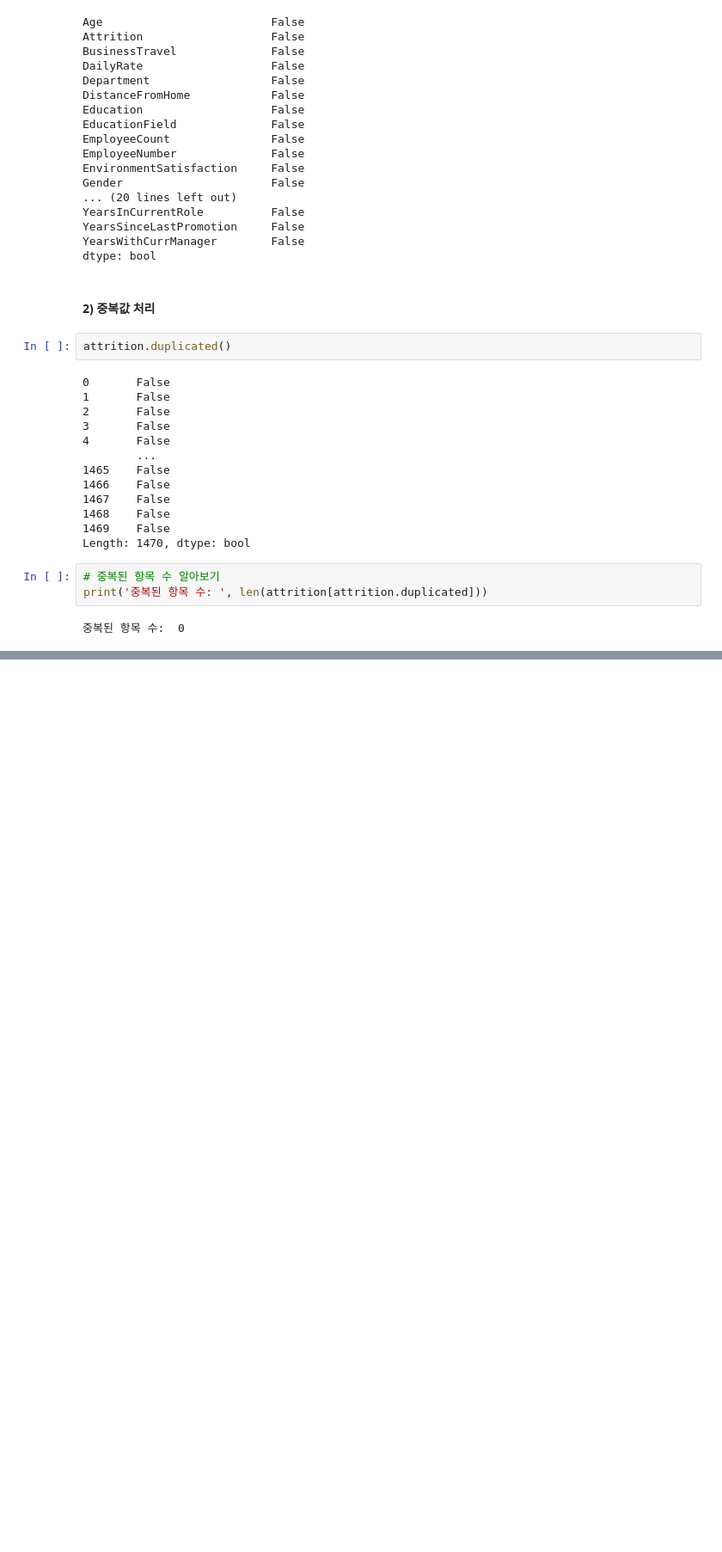
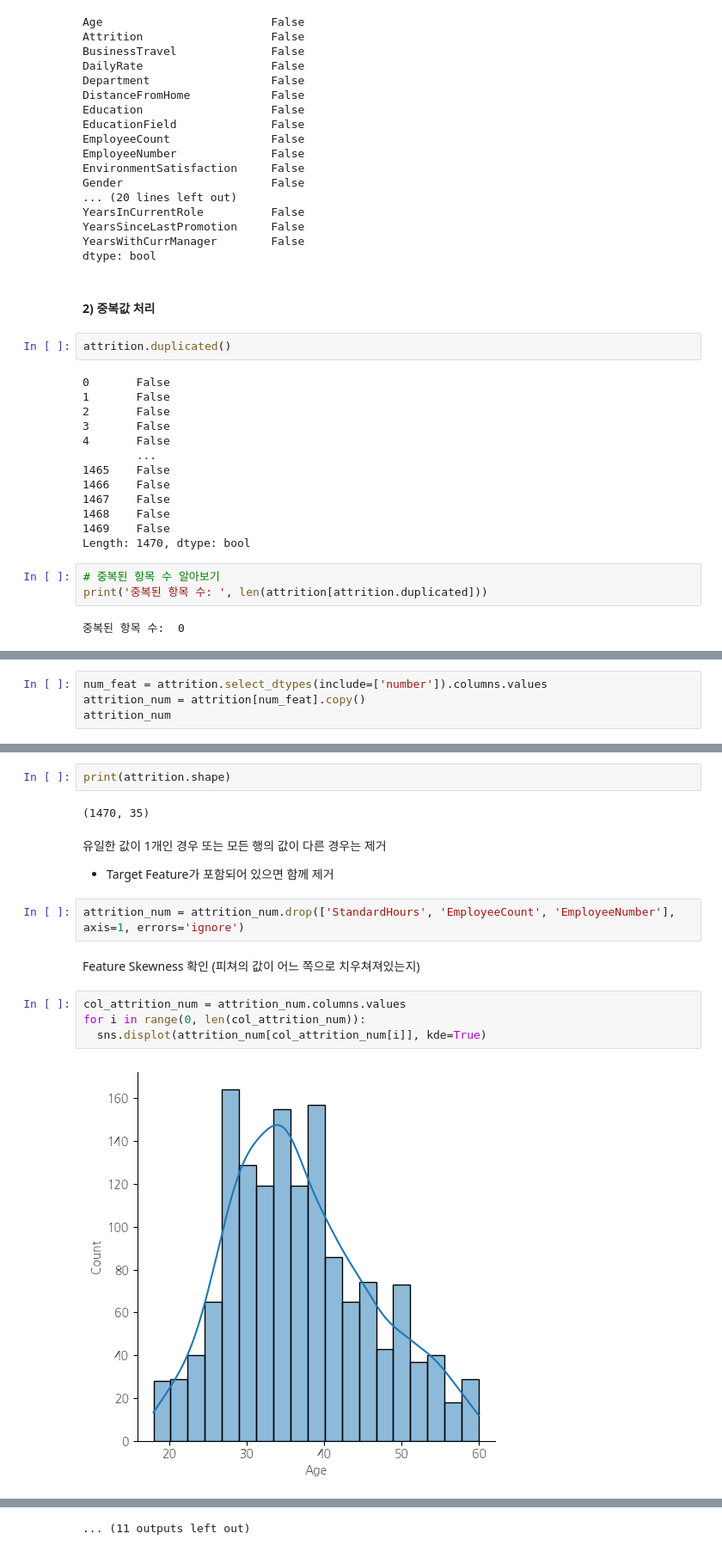
Before and after one commit to yunyun3599/MLStudy, a Jupyter notebook: Data_Anaylsis_And_Machine_Learning/04_analyzing_reason_of_employee_leaving_with_HR_data/analyzing_reason_of_employee_leaving_with_HR_data.ipynb, the cells around one changed output, grey strips where cells are left out. Shown at 86% size. Cells and saved outputs as stored; diff of their text form; blank space fills up the shorter version.

```diff
--- a/Data_Anaylsis_And_Machine_Learning/04_analyzing_reason_of_employee_leaving_with_HR_data/analyzing_reason_of_employee_leaving_with_HR_data.ipynb
+++ b/Data_Anaylsis_And_Machine_Learning/04_analyzing_reason_of_employee_leaving_with_HR_data/analyzing_reason_of_employee_leaving_with_HR_data.ipynb
@@ -213,0 +280,4 @@ print('중복된 항목 수: ', len(attrition[attrition.duplicated]))
+# %%
+num_feat = attrition.select_dtypes(include=['number']).columns.values
+attrition_num = attrition[num_feat].copy()
+attrition_num
@@ -213,0 +322,17 @@ print('중복된 항목 수: ', len(attrition[attrition.duplicated]))
+# %%
+print(attrition.shape)
+# %% [output]
+(1470, 35)
+# %% [markdown]
+유일한 값이 1개인 경우 또는 모든 행의 값이 다른 경우는 제거
+- Target Feature가 포함되어 있으면 함께 제거
+# %%
+attrition_num = attrition_num.drop(['StandardHours', 'EmployeeCount', 'EmployeeNumber'], axis=1, errors='ignore')
+# %% [markdown]
+Feature Skewness 확인 (피쳐의 값이 어느 쪽으로 치우쳐져있는지)
+# %%
+col_attrition_num = attrition_num.columns.values
+for i in range(0, len(col_attrition_num)):
+  sns.displot(attrition_num[col_attrition_num[i]], kde=True)
+# %% [output]
+[figure, added]
@@ -213,0 +350 @@ print('중복된 항목 수: ', len(attrition[attrition.duplicated]))
+... (11 outputs left out)
```
Also changed, not shown: parts of 11 cells of this notebook.
